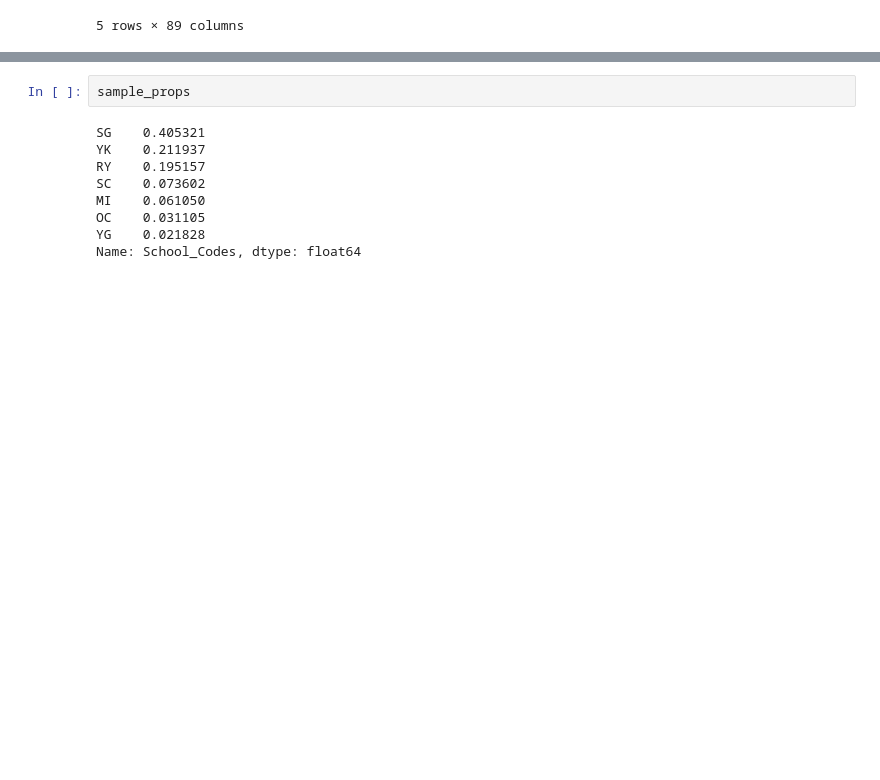
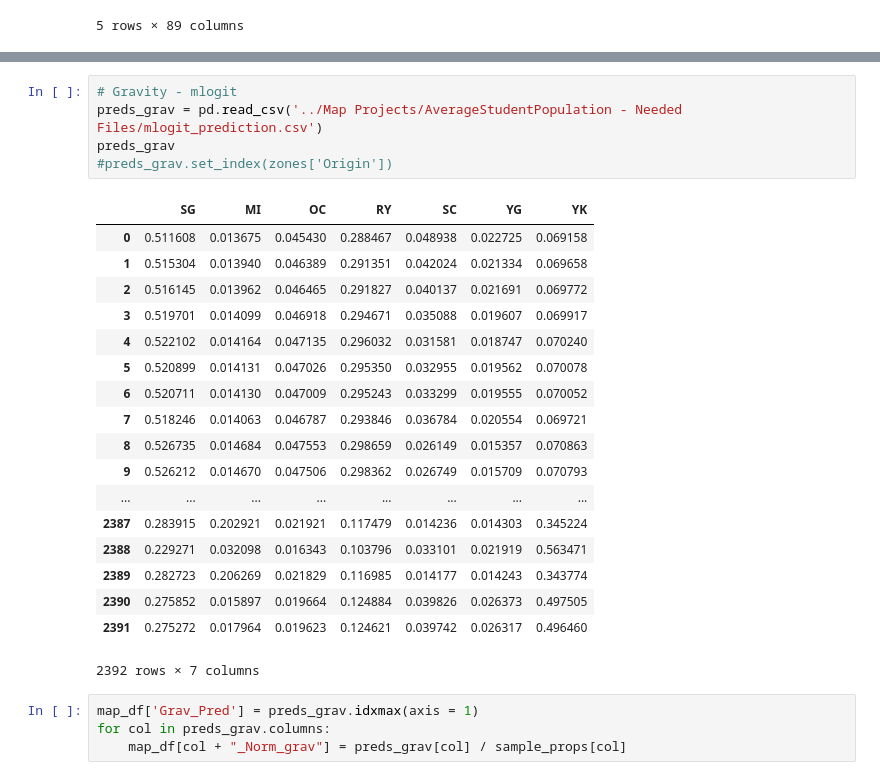
Before and after one commit to gonzaloMS-2000/PORPOS-TMG, a Jupyter notebook: ArcGIS/File-Creator Notebooks/AverageStudentPopulation_FileCreator.ipynb, the cells around one changed output, grey strips where cells are left out. Cells and saved outputs as stored; diff of their text form; blank space fills up the shorter version.

```diff
--- a/ArcGIS/File-Creator Notebooks/AverageStudentPopulation_FileCreator.ipynb
+++ b/ArcGIS/File-Creator Notebooks/AverageStudentPopulation_FileCreator.ipynb
@@ -18,11 +154,28 @@ sample_props = df['School_Codes'].value_counts(normalize = True)
-# %%
-sample_props
-# %% [output]
-SG    0.405321
-YK    0.211937
-RY    0.195157
-SC    0.073602
-MI    0.061050
-OC    0.031105
-YG    0.021828
-Name: School_Codes, dtype: float64
+# %%
+# Gravity - mlogit
+preds_grav = pd.read_csv('../Map Projects/AverageStudentPopulation - Needed Files/mlogit_prediction.csv')
+preds_grav
+#preds_grav.set_index(zones['Origin'])
+# %% [output]
+|  | SG | MI | OC | RY | SC | YG | YK |
+| 0 | 0.511608 | 0.013675 | 0.045430 | 0.288467 | 0.048938 | 0.022725 | 0.069158 |
+| 1 | 0.515304 | 0.013940 | 0.046389 | 0.291351 | 0.042024 | 0.021334 | 0.069658 |
+| 2 | 0.516145 | 0.013962 | 0.046465 | 0.291827 | 0.040137 | 0.021691 | 0.069772 |
+| 3 | 0.519701 | 0.014099 | 0.046918 | 0.294671 | 0.035088 | 0.019607 | 0.069917 |
+| 4 | 0.522102 | 0.014164 | 0.047135 | 0.296032 | 0.031581 | 0.018747 | 0.070240 |
+| 5 | 0.520899 | 0.014131 | 0.047026 | 0.295350 | 0.032955 | 0.019562 | 0.070078 |
+| 6 | 0.520711 | 0.014130 | 0.047009 | 0.295243 | 0.033299 | 0.019555 | 0.070052 |
+| 7 | 0.518246 | 0.014063 | 0.046787 | 0.293846 | 0.036784 | 0.020554 | 0.069721 |
+| 8 | 0.526735 | 0.014684 | 0.047553 | 0.298659 | 0.026149 | 0.015357 | 0.070863 |
+| 9 | 0.526212 | 0.014670 | 0.047506 | 0.298362 | 0.026749 | 0.015709 | 0.070793 |
+| ... | ... | ... | ... | ... | ... | ... | ... |
+| 2387 | 0.283915 | 0.202921 | 0.021921 | 0.117479 | 0.014236 | 0.014303 | 0.345224 |
+| 2388 | 0.229271 | 0.032098 | 0.016343 | 0.103796 | 0.033101 | 0.021919 | 0.563471 |
+| 2389 | 0.282723 | 0.206269 | 0.021829 | 0.116985 | 0.014177 | 0.014243 | 0.343774 |
+| 2390 | 0.275852 | 0.015897 | 0.019664 | 0.124884 | 0.039826 | 0.026373 | 0.497505 |
+| 2391 | 0.275272 | 0.017964 | 0.019623 | 0.124621 | 0.039742 | 0.026317 | 0.496460 |
+2392 rows × 7 columns
+# %%
+map_df['Grav_Pred'] = preds_grav.idxmax(axis = 1)
+for col in preds_grav.columns:
+    map_df[col + "_Norm_grav"] = preds_grav[col] / sample_props[col]
```
Also changed, not shown: parts of 21 cells of this notebook, 2 other files.
